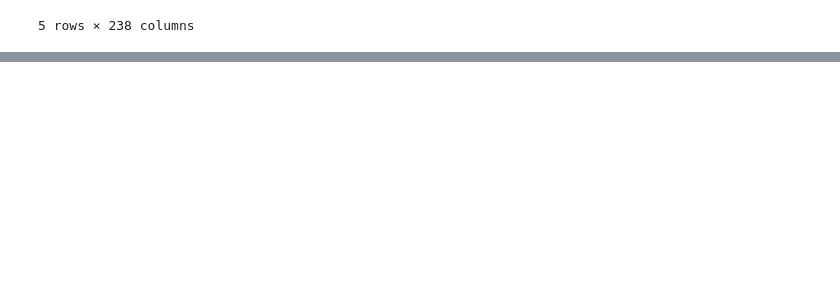
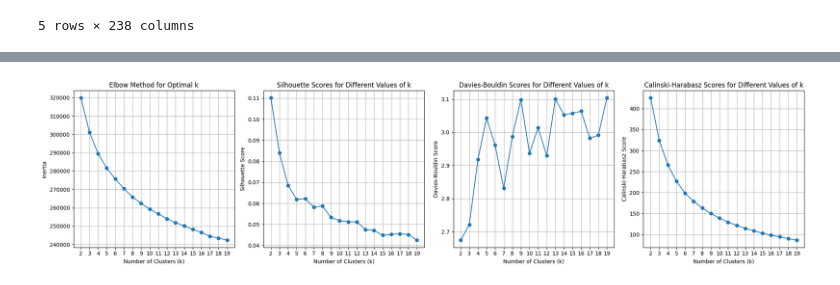
Before and after one commit to ruicongg/deadline-day, a Jupyter notebook: football_valuation_prediction.ipynb, the cells around one changed output, grey strips where cells are left out. Cells and saved outputs as stored; diff of their text form; code cells hidden in the pictures; blank space fills up the shorter version.

Commit message:
added clustering using kmeans and evaluation

```diff
--- a/football_valuation_prediction.ipynb
+++ b/football_valuation_prediction.ipynb
@@ -96,0 +109,20 @@ outfield_df.head()
+# %%
+# drop per90
+
+# Initial number of columns
+initial_column_count = outfield_df.shape[1]
+
+# Drop columns with "Per90" in their name
+columns_to_drop = [col for col in outfield_df.columns if 'Per90' in col]
+outfield_df = outfield_df.drop(columns=columns_to_drop)
+
+# Final number of columns
+final_column_count = outfield_df.shape[1]
+columns_dropped = initial_column_count - final_column_count
+
+print(f"Number of columns before dropping 'Per90': {initial_column_count}")
+print(f"Number of columns after dropping 'Per90': {final_column_count}")
+print(f"Number of columns dropped: {columns_dropped}")
+
+# Display the first few rows of the new dataframe
+outfield_df.head()
@@ -96,0 +149,69 @@ outfield_df.head()
+# %%
+# Select features for clustering
+features = outfield_df.drop(columns=['Player', 'Versus', 'BasedOnMinutes', 'scouting_period'])
+
+# Standardize the data
+scaler = StandardScaler()
+scaled_features = scaler.fit_transform(features)
+
+# Range of k values to try
+k_values = range(2, 20)
+inertia = []
+silhouette_scores = []
+davies_bouldin_scores = []
+calinski_harabasz_scores = []
+
+# Loop through different values of k
+for k in k_values:
+    k_means = KMeans(n_clusters=k, random_state=42, n_init=10, init='k-means++')
+    k_means.fit(scaled_features)
+    labels = k_means.labels_
+
+    inertia.append(k_means.inertia_)
+    silhouette_scores.append(silhouette_score(scaled_features, labels))
+    davies_bouldin_scores.append(davies_bouldin_score(scaled_features, labels))
+    calinski_harabasz_scores.append(calinski_harabasz_score(scaled_features, labels))
+
+# Plot the evaluation metrics
+plt.figure(figsize=(20, 5))
+
+# Plot the inertia values (Elbow Method)
+plt.subplot(1, 4, 1)
+plt.plot(k_values, inertia, marker='o')
+plt.title('Elbow Method for Optimal k')
+plt.xlabel('Number of Clusters (k)')
+plt.ylabel('Inertia')
+plt.xticks(k_values)
+plt.grid(True)
+
+# Plot the silhouette scores
+plt.subplot(1, 4, 2)
+plt.plot(k_values, silhouette_scores, marker='o')
+plt.title('Silhouette Scores for Different Values of k')
+plt.xlabel('Number of Clusters (k)')
+plt.ylabel('Silhouette Score')
+plt.xticks(k_values)
+plt.grid(True)
+
+# Plot the Davies-Bouldin scores
+plt.subplot(1, 4, 3)
+plt.plot(k_values, davies_bouldin_scores, marker='o')
+plt.title('Davies-Bouldin Scores for Different Values of k')
+plt.xlabel('Number of Clusters (k)')
+plt.ylabel('Davies-Bouldin Score')
+plt.xticks(k_values)
+plt.grid(True)
+
+# Plot the Calinski-Harabasz scores
+plt.subplot(1, 4, 4)
+plt.plot(k_values, calinski_harabasz_scores, marker='o')
+plt.title('Calinski-Harabasz Scores for Different Values of k')
+plt.xlabel('Number of Clusters (k)')
+plt.ylabel('Calinski-Harabasz Score')
+plt.xticks(k_values)
+plt.grid(True)
+
+plt.tight_layout()
+plt.show()
+# %% [output]
+[figure, added]
```
Also changed, not shown: parts of 12 cells of this notebook, 2 other files.
